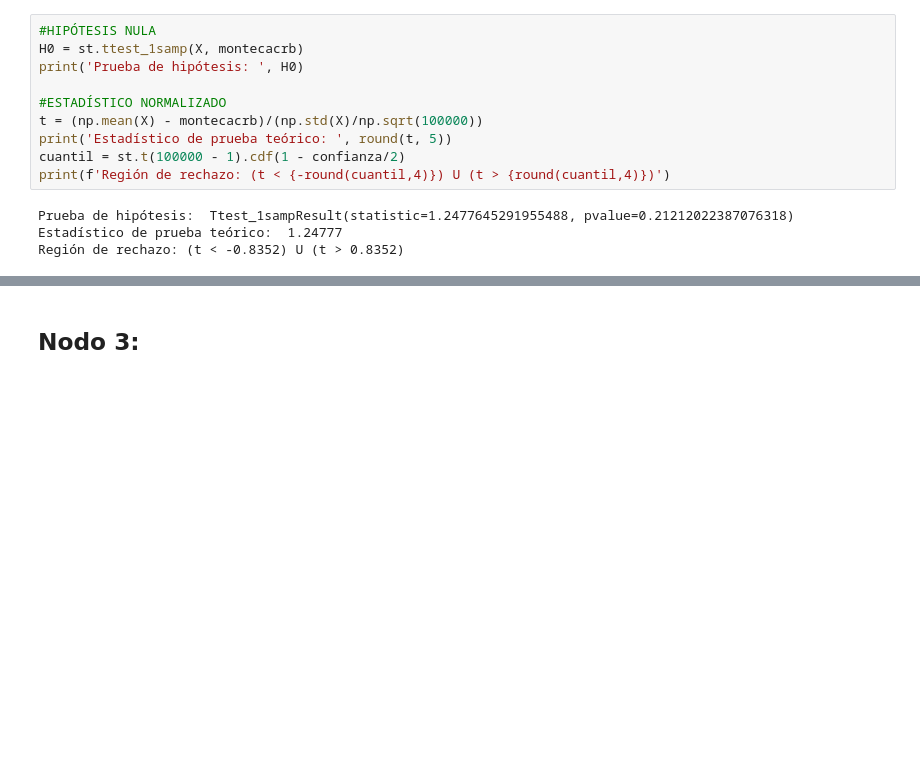
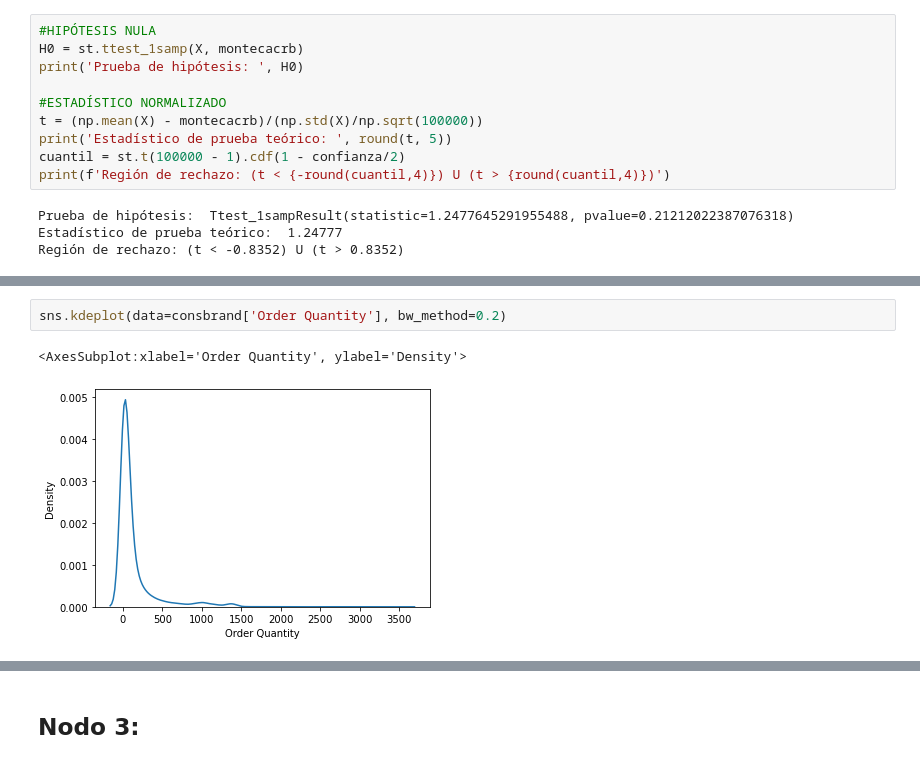
Before and after one commit to leonardoaceves/ProyectoSPF_JLACEVES_AMAGUILERA, a Jupyter notebook: ProyectoModulo1_AcevesJ_AguileraA.ipynb, the cells around one changed output, grey strips where cells are left out. Cells and saved outputs as stored; diff of their text form; blank space fills up the shorter version.

```diff
--- a/ProyectoModulo1_AcevesJ_AguileraA.ipynb
+++ b/ProyectoModulo1_AcevesJ_AguileraA.ipynb
@@ -620,0 +639,5 @@ Además, el estadístico obtenido de 1.2477 se encuentra **FUERA de la región d
+# %%
+sns.kdeplot(data=consbrand['Order Quantity'], bw_method=0.2)
+# %% [output]
+<AxesSubplot:xlabel='Order Quantity', ylabel='Density'>
+[figure, added]
```
Also changed, not shown: parts of 11 cells of this notebook.
